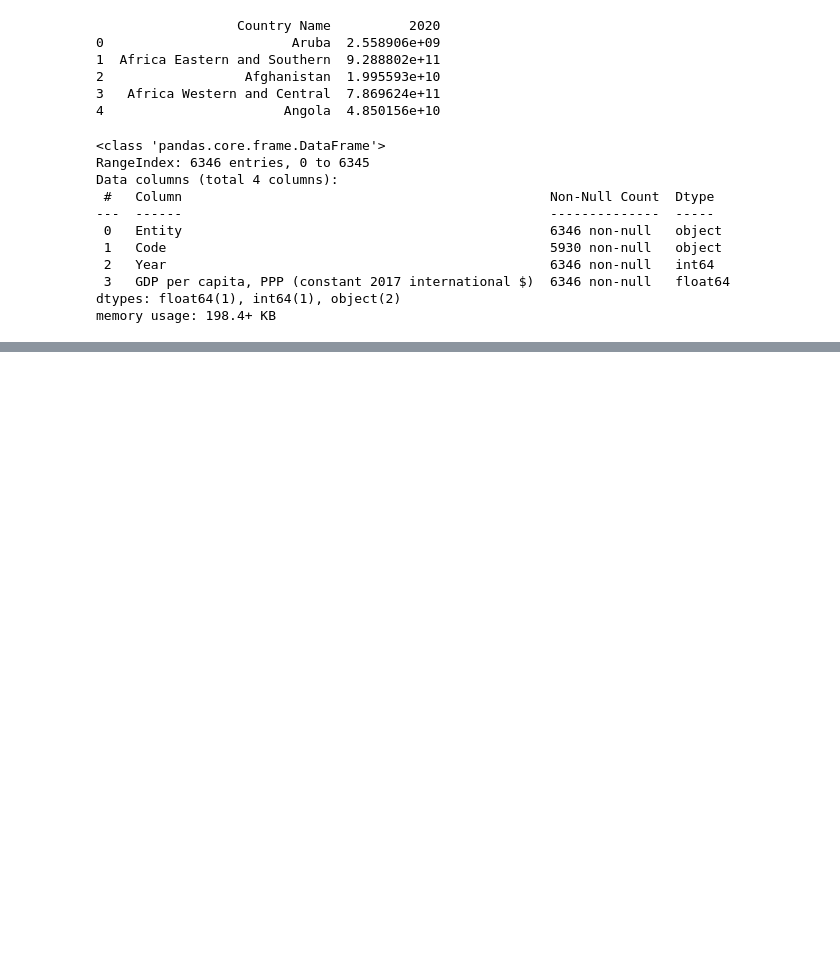
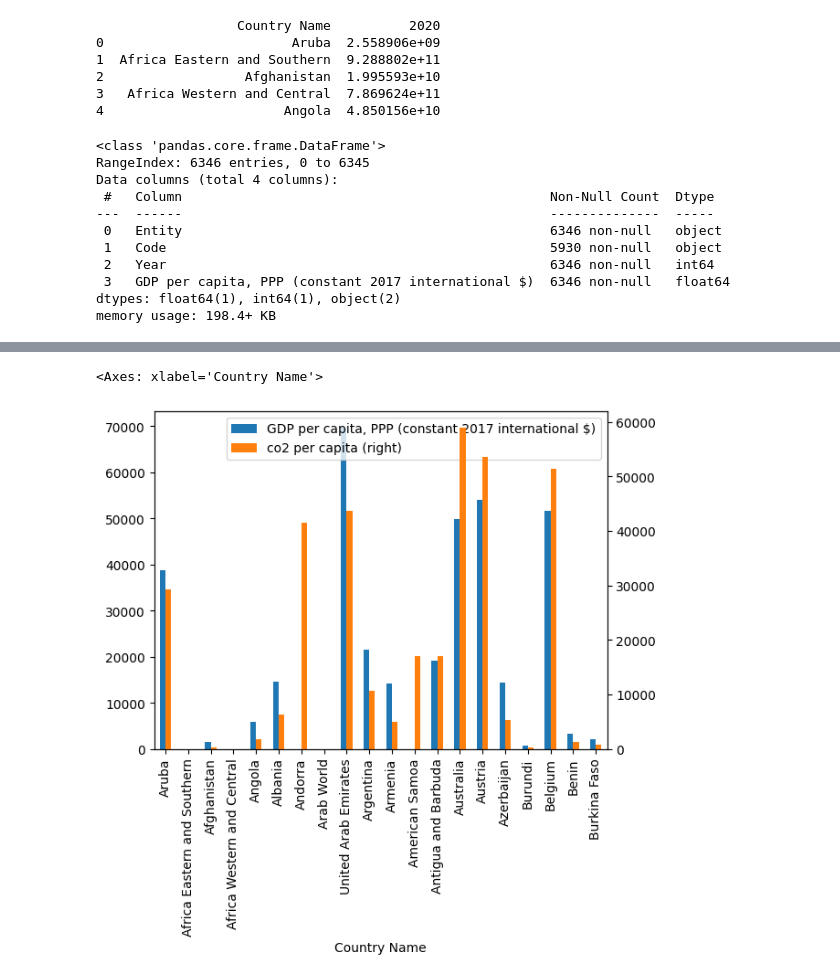
Before and after one commit to samir-dewan/housing-ml, a Jupyter notebook: co2_emissions.ipynb, the cells around one changed output, grey strips where cells are left out. Saved outputs shown, nothing was run; the diff lists cells and outputs as text; code cells hidden in the pictures; blank space fills up the shorter version.

```diff
--- a/co2_emissions.ipynb
+++ b/co2_emissions.ipynb
@@ -168,0 +188,5 @@ print(most_recent_df)
+# %%
+file3 = pd.read_csv('./countries-table.csv', encoding='utf-8', header=0)
+countries_df = pd.DataFrame(file3)
+countries_df.info()
+countries_df[['country', 'pop2023']].head(10)
@@ -168,0 +222,9 @@ print(most_recent_df)
+# %%
+df4 = pd.merge(df3, countries_df, how='left', left_on='Country Name', right_on='country')
+df4[['Country Name', 'pop2023', '2021', 'GDP per capita, PPP (constant 2017 international $)']]
+df4['co2 per capita'] = df4['2021']/df4['pop2023']
+df4[['Country Name', 'co2 per capita', 'GDP per capita, PPP (constant 2017 international $)']].dtypes
+df4.head(20).plot.bar(x='Country Name', y=['GDP per capita, PPP (constant 2017 international $)', 'co2 per capita'], secondary_y='co2 per capita')
+# %% [output]
+<Axes: xlabel='Country Name'>
+[figure, added]
```
Also changed, not shown: parts of 9 cells of this notebook, 1 other file.
